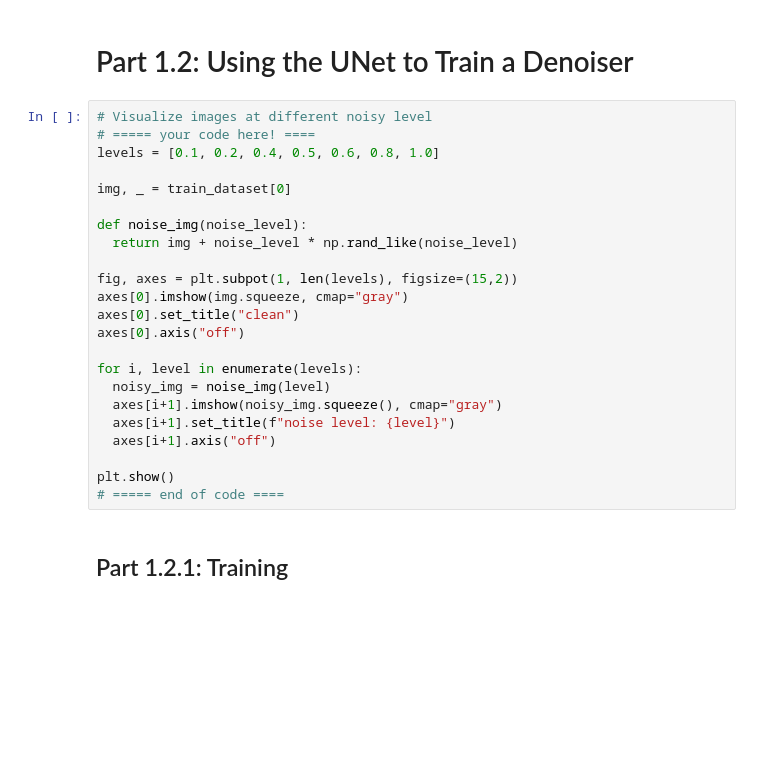
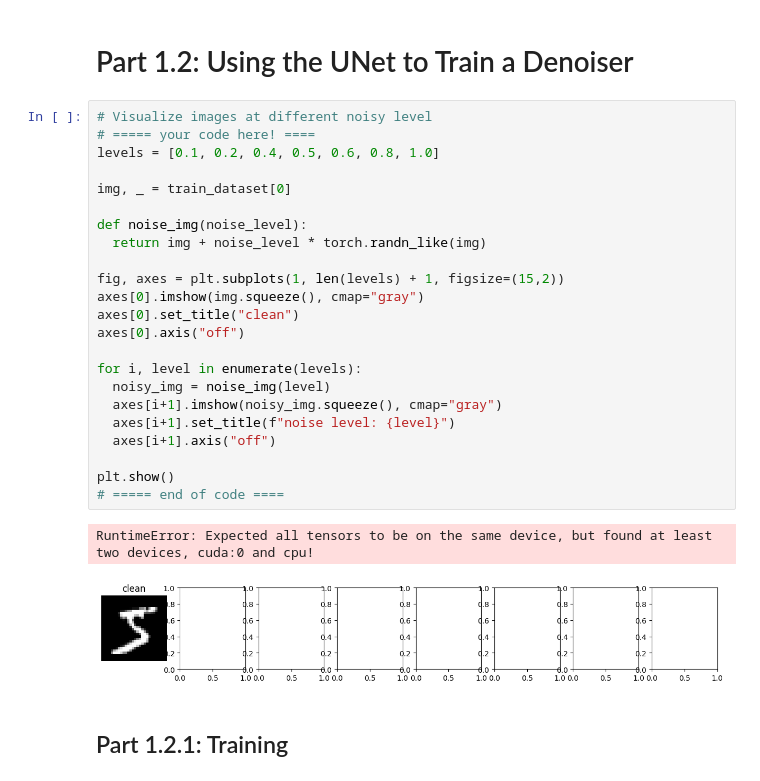
Before and after one commit to j-iliu/j-iliu.github.io, a Jupyter notebook: partb.ipynb, the cells around one changed output. Saved outputs shown, nothing was run; the diff lists cells and outputs as text; blank space fills up the shorter version.

```diff
--- a/partb.ipynb
+++ b/partb.ipynb
@@ -290,26 +301,29 @@ class UnconditionalUNet(nn.Module):
 # %%
 # Visualize images at different noisy level
 # ===== your code here! ====
 levels = [0.1, 0.2, 0.4, 0.5, 0.6, 0.8, 1.0]
 
 img, _ = train_dataset[0]
 
 def noise_img(noise_level):
-  return img + noise_level * np.rand_like(noise_level)
+  return img + noise_level * torch.randn_like(img)
 
-fig, axes = plt.subpot(1, len(levels), figsize=(15,2))
-axes[0].imshow(img.squeeze, cmap="gray")
+fig, axes = plt.subplots(1, len(levels) + 1, figsize=(15,2))
+axes[0].imshow(img.squeeze(), cmap="gray")
 axes[0].set_title("clean")
 axes[0].axis("off")
 
 for i, level in enumerate(levels):
   noisy_img = noise_img(level)
   axes[i+1].imshow(noisy_img.squeeze(), cmap="gray")
   axes[i+1].set_title(f"noise level: {level}")
   axes[i+1].axis("off")
 
 plt.show()
 # ===== end of code ====
+# %% [output]
+RuntimeError: Expected all tensors to be on the same device, but found at least two devices, cuda:0 and cpu!
+[figure, added]
 # %% [markdown]
 ## Part 1.2.1: Training
 # %% [markdown]
```
Also changed, not shown: parts of 29 cells of this notebook.
